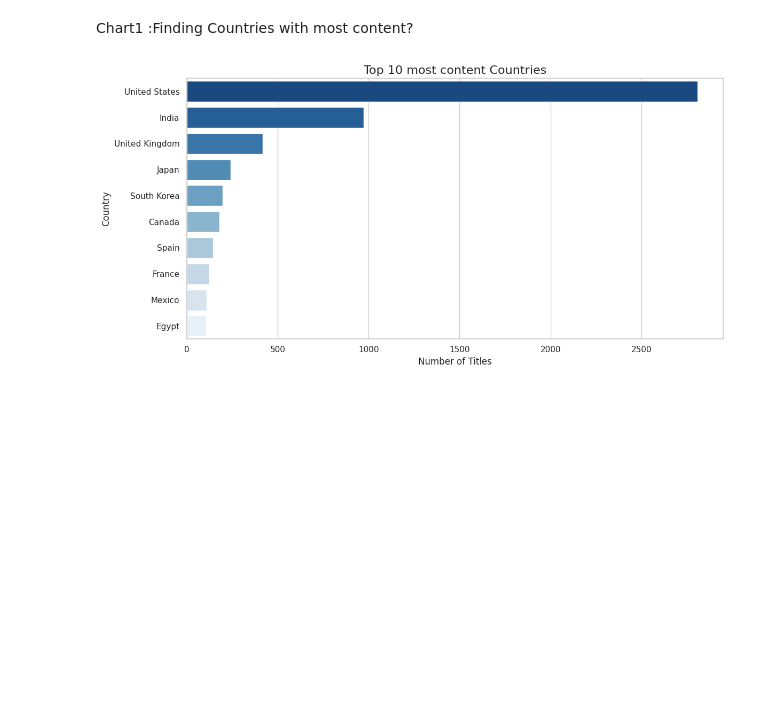
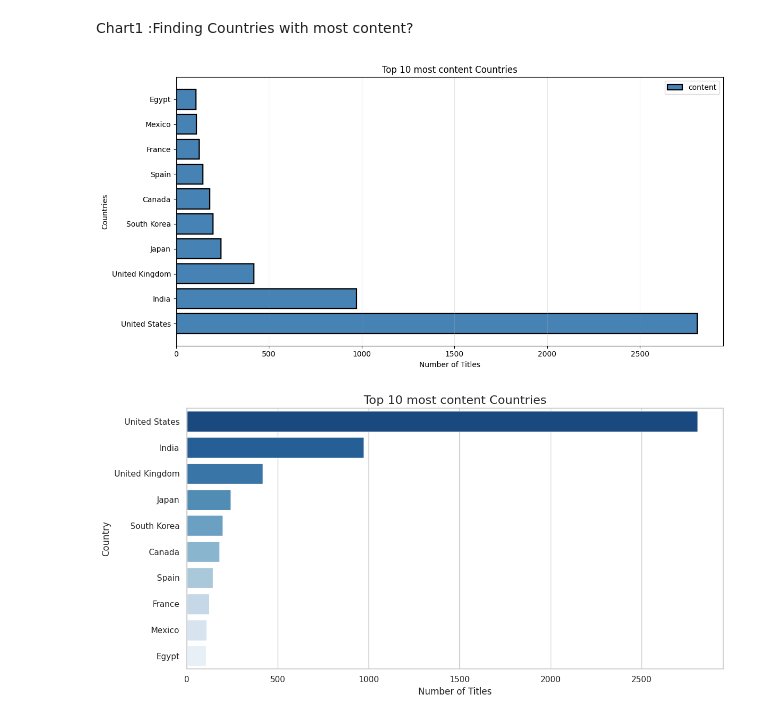
Before and after one commit to DevBhargav07/ML_Learning_Pluto, a Jupyter notebook: Codespace/ML_Learning.ipynb, the cells around one changed output. Drawn from its saved outputs; the diff is of its cells as text; code cells hidden in the pictures; blank space fills up the shorter version.

Commit message:
adding the first chart with te matplotlib

```diff
--- a/Codespace/ML_Learning.ipynb
+++ b/Codespace/ML_Learning.ipynb
@@ -375 +374,19 @@ Chart1 :Finding Countries with most content?
+# %%
+%matplotlib inline
+# now we trying to do this by using the pyplot first
+plt.style.use("default")
+
+# as we are taking the first 10 we have to set x and y axis limit for pyplot
+plt.figure(figsize=(12, 6))
+plt.barh(top_countries.index, top_countries.values, color="steelblue", edgecolor="black", linewidth=1.6, label="content")
+# barh is for the bar horizontally
+plt.title("Top 10 most content Countries")
+plt.xlabel("Number of Titles")
+plt.ylabel("Countries")
+plt.tight_layout()
+plt.legend()
+plt.grid(True, axis='x', alpha=0.3) # alpha is to reduce the opacity of the grid
+plt.show()
+# %% [output]
+[figure, added]
 # %%
```
Also changed, not shown: parts of 3 cells of this notebook.
